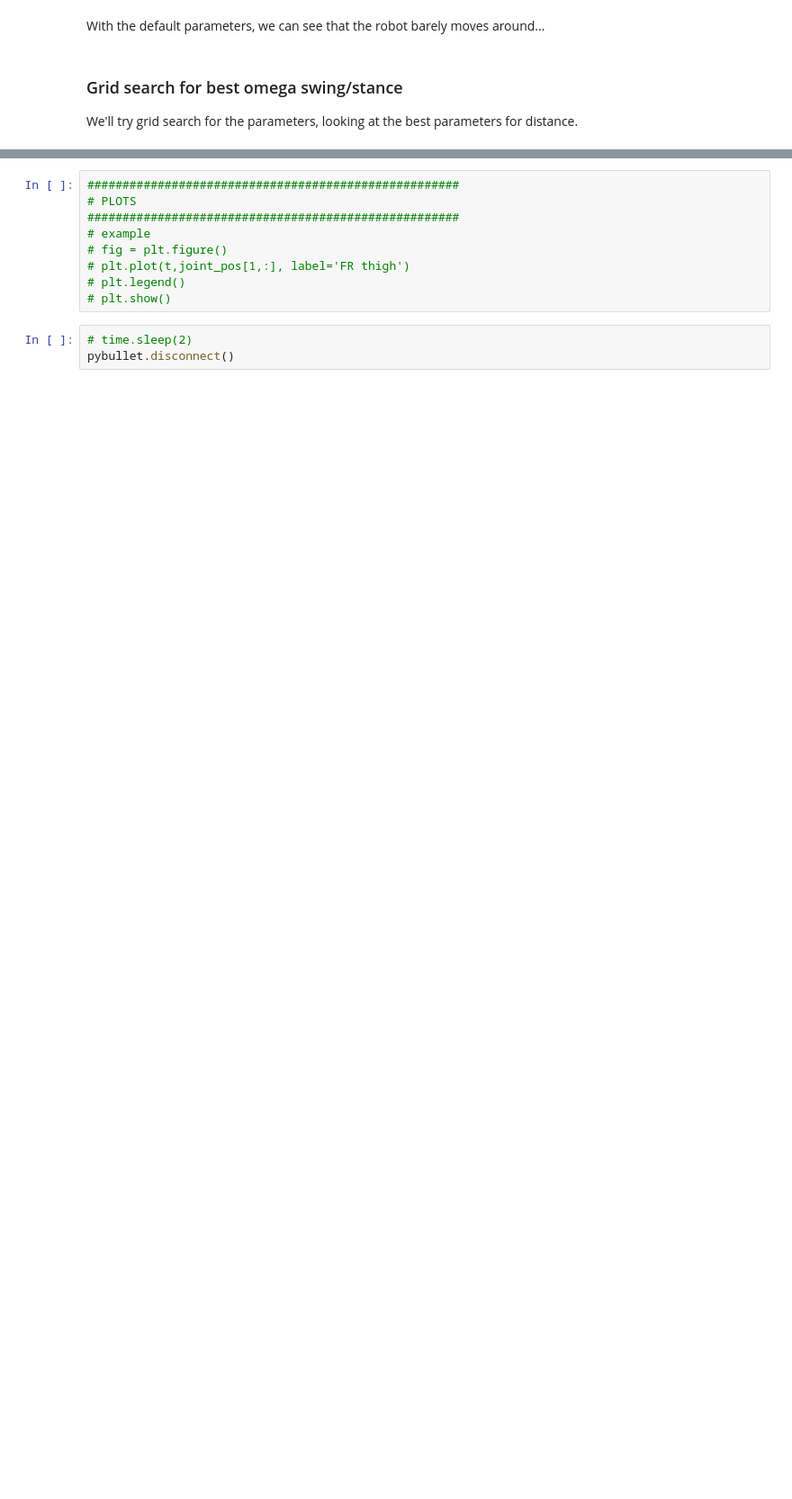
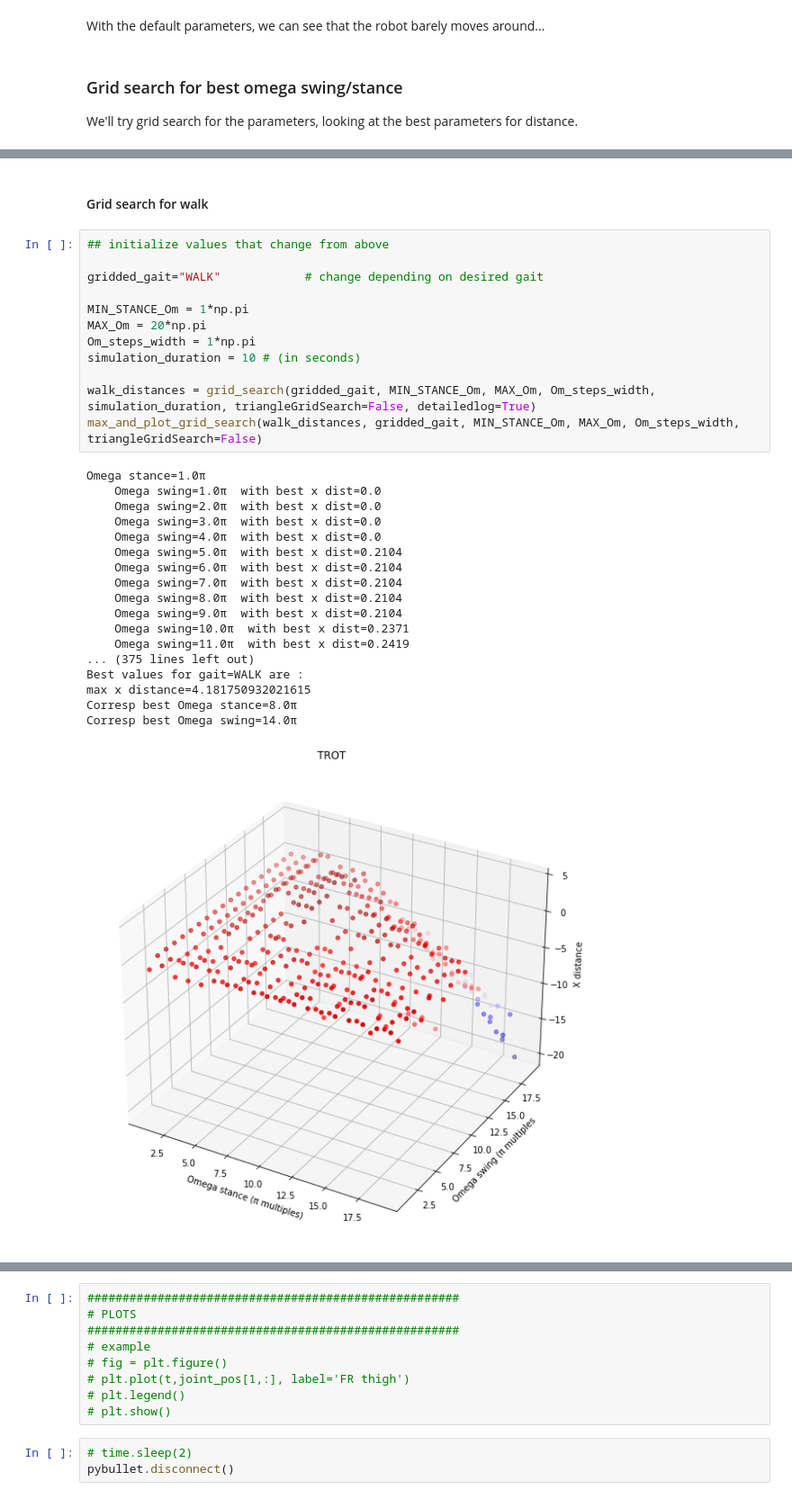
Before and after one commit to theophanemayaud/EPFL-MA-MICRO507-LeggedRobots, a Jupyter notebook: CentralPatternGenerator.ipynb, the cells around one changed output, grey strips where cells are left out. Shown at 90% size. Saved outputs shown, nothing was run; the diff lists cells and outputs as text; blank space fills up the shorter version.

Commit message:
cpg: all gaits done grid search

```diff
--- a/CentralPatternGenerator.ipynb
+++ b/CentralPatternGenerator.ipynb
@@ -407,0 +431,33 @@ Corresp best Omega swing=15.2π
+# %% [markdown]
+#### Grid search for walk
+# %%
+## initialize values that change from above
+
+gridded_gait="WALK"            # change depending on desired gait
+
+MIN_STANCE_Om = 1*np.pi
+MAX_Om = 20*np.pi
+Om_steps_width = 1*np.pi
+simulation_duration = 10 # (in seconds)
+
+walk_distances = grid_search(gridded_gait, MIN_STANCE_Om, MAX_Om, Om_steps_width, simulation_duration, triangleGridSearch=False, detailedlog=True)
+max_and_plot_grid_search(walk_distances, gridded_gait, MIN_STANCE_Om, MAX_Om, Om_steps_width, triangleGridSearch=False)
+# %% [output]
+Omega stance=1.0π
+    Omega swing=1.0π  with best x dist=0.0
+    Omega swing=2.0π  with best x dist=0.0
+    Omega swing=3.0π  with best x dist=0.0
+    Omega swing=4.0π  with best x dist=0.0
+    Omega swing=5.0π  with best x dist=0.2104
+    Omega swing=6.0π  with best x dist=0.2104
+    Omega swing=7.0π  with best x dist=0.2104
+    Omega swing=8.0π  with best x dist=0.2104
+    Omega swing=9.0π  with best x dist=0.2104
+    Omega swing=10.0π  with best x dist=0.2371
+    Omega swing=11.0π  with best x dist=0.2419
+... (375 lines left out)
+Best values for gait=WALK are :
+max x distance=4.181750932021615
+Corresp best Omega stance=8.0π
+Corresp best Omega swing=14.0π
+[figure, added]
```
Also changed, not shown: parts of 34 cells of this notebook.
